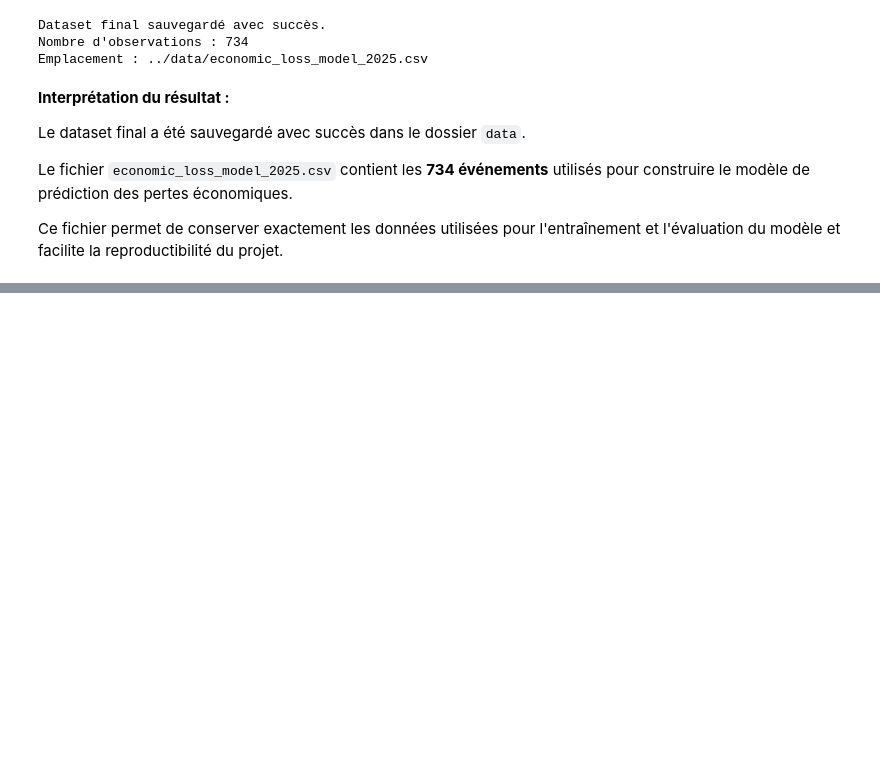
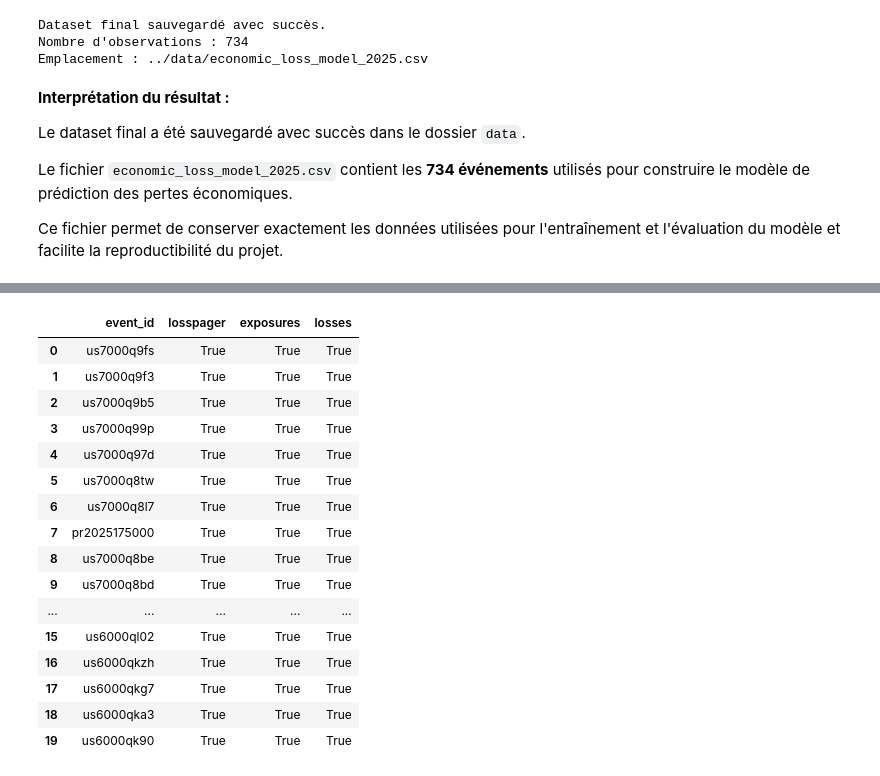
Before and after one commit to tarekalsemaan/USGS-Earthquake-AI, a Jupyter notebook: notebooks/07_Model_Economic_Loss.ipynb, the cells around one changed output, grey strips where cells are left out. Saved outputs shown, nothing was run; the diff lists cells and outputs as text; code cells hidden in the pictures; blank space fills up the shorter version.

```diff
--- a/notebooks/07_Model_Economic_Loss.ipynb
+++ b/notebooks/07_Model_Economic_Loss.ipynb
@@ -1649,0 +1796,80 @@ Ce fichier permet de conserver exactement les données utilisées pour l'entraî
+# %%
+# Vérifier la disponibilité des données PAGER pour plusieurs événements
+
+import requests
+import time
+
+sample_events = df_model["event_id"].dropna().head(20).tolist()
+
+results = []
+
+for event_id in sample_events:
+
+    url = (
+        "https://earthquake.usgs.gov/fdsnws/event/1/query"
+        f"?eventid={event_id}&format=geojson"
+    )
+
+    try:
+        response = requests.get(url, timeout=20)
+        data = response.json()
+
+        products = data["properties"].get("products", {})
+
+        has_losspager = "losspager" in products
+
+        has_exposures = False
+        has_losses = False
+
+        if has_losspager:
+
+            contents = products["losspager"][0].get("contents", {})
+
+            has_exposures = (
+                "json/exposures.json" in contents
+            )
+
+            has_losses = (
+                "json/losses.json" in contents
+            )
+
+        results.append({
+            "event_id": event_id,
+            "losspager": has_losspager,
+            "exposures": has_exposures,
+            "losses": has_losses
+        })
+
+    except Exception as e:
+
+        results.append({
+            "event_id": event_id,
+            "losspager": False,
+            "exposures": False,
+            "losses": False
+        })
+
+    time.sleep(0.2)
+
+
+pager_availability = pd.DataFrame(results)
+
+pager_availability
+# %% [output]
+|  | event_id | losspager | exposures | losses |
+| 0 | us7000q9fs | True | True | True |
+| 1 | us7000q9f3 | True | True | True |
+| 2 | us7000q9b5 | True | True | True |
+| 3 | us7000q99p | True | True | True |
+| 4 | us7000q97d | True | True | True |
+| 5 | us7000q8tw | True | True | True |
+| 6 | us7000q8l7 | True | True | True |
+| 7 | pr2025175000 | True | True | True |
+| 8 | us7000q8be | True | True | True |
+| 9 | us7000q8bd | True | True | True |
+| ... | ... | ... | ... | ... |
+| 15 | us6000ql02 | True | True | True |
+| 16 | us6000qkzh | True | True | True |
+| 17 | us6000qkg7 | True | True | True |
+| 18 | us6000qka3 | True | True | True |
+| 19 | us6000qk90 | True | True | True |
```
Also changed, not shown: parts of 100 cells of this notebook, 3 other files.
